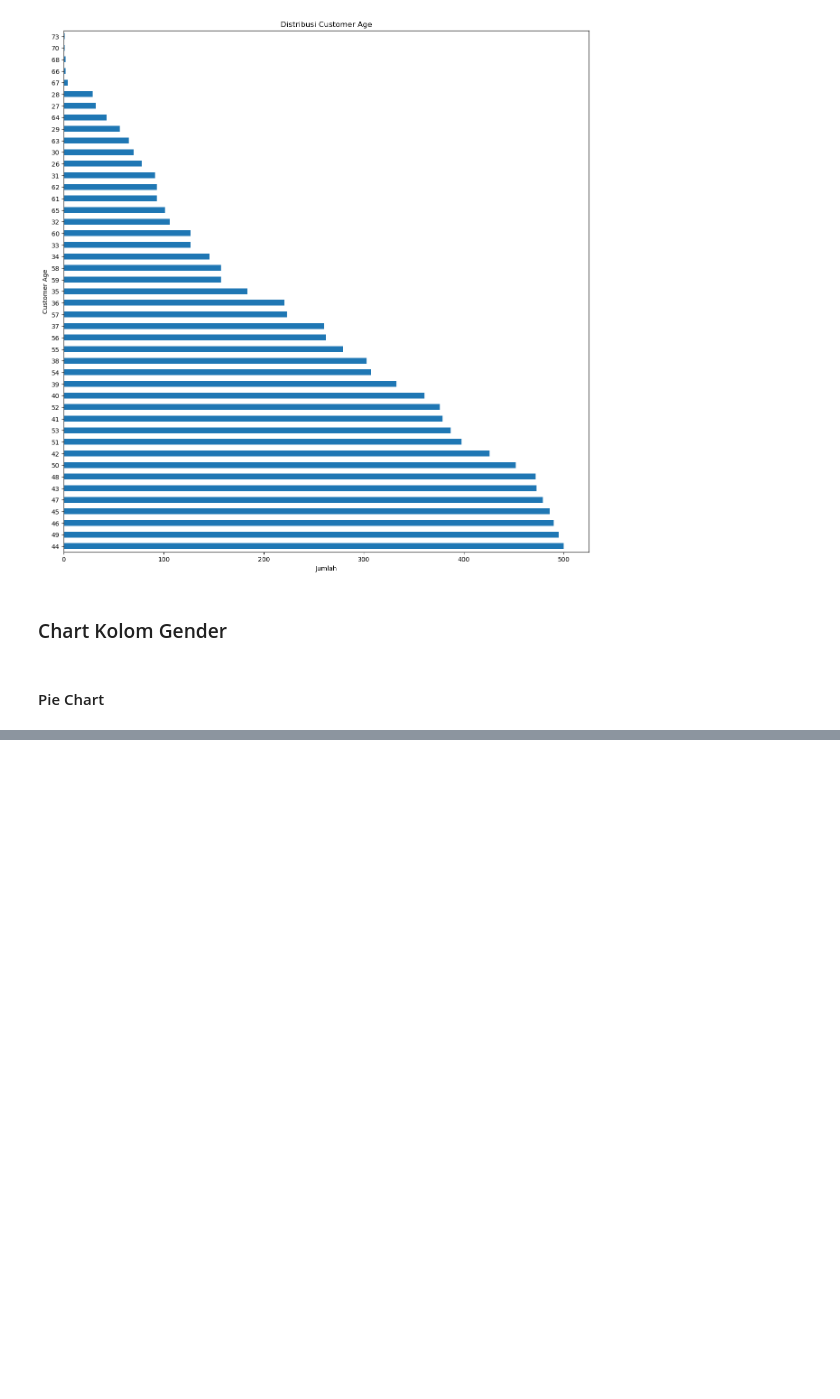
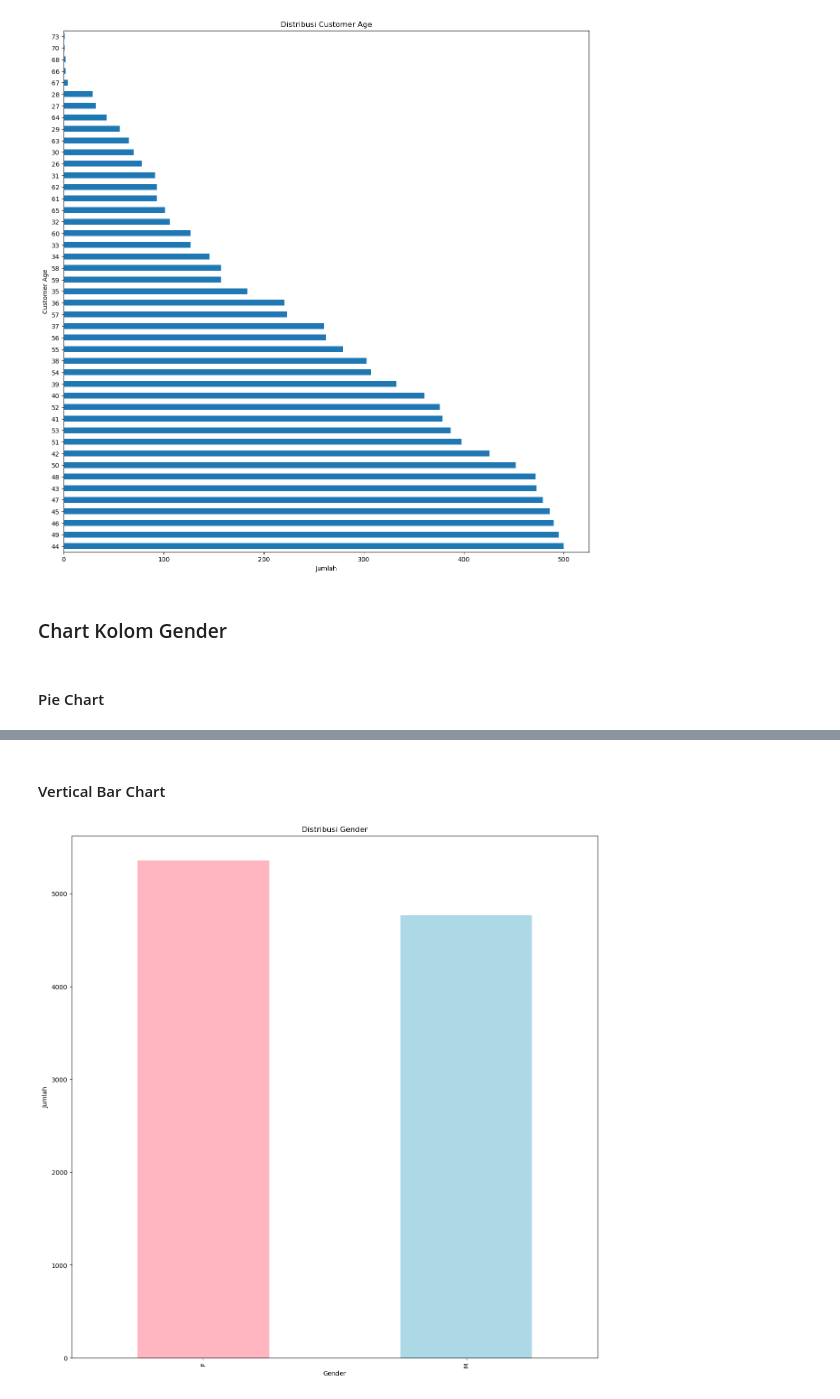
Before and after one commit to KhadafiZubaidiDev/my-projects, a Jupyter notebook: data-visualization-project/main.ipynb, the cells around one changed output, grey strips where cells are left out. Drawn from its saved outputs; the diff is of its cells as text; code cells hidden in the pictures; blank space fills up the shorter version.

```diff
--- a/data-visualization-project/main.ipynb
+++ b/data-visualization-project/main.ipynb
@@ -279,0 +307,10 @@ ax.set_title('Gender')
+# %% [markdown]
+#### Vertical Bar Chart
+# %%
+ax = df['Gender'].value_counts().plot(kind='bar',color=['lightpink','lightblue'], figsize=(15,15))
+ax.set_title('Distribusi Gender')
+ax.set_ylabel('Jumlah')
+ax.set_xlabel('Gender')
+plt.show()
+# %% [output]
+[figure, added]
```
Also changed, not shown: parts of 19 cells of this notebook.
